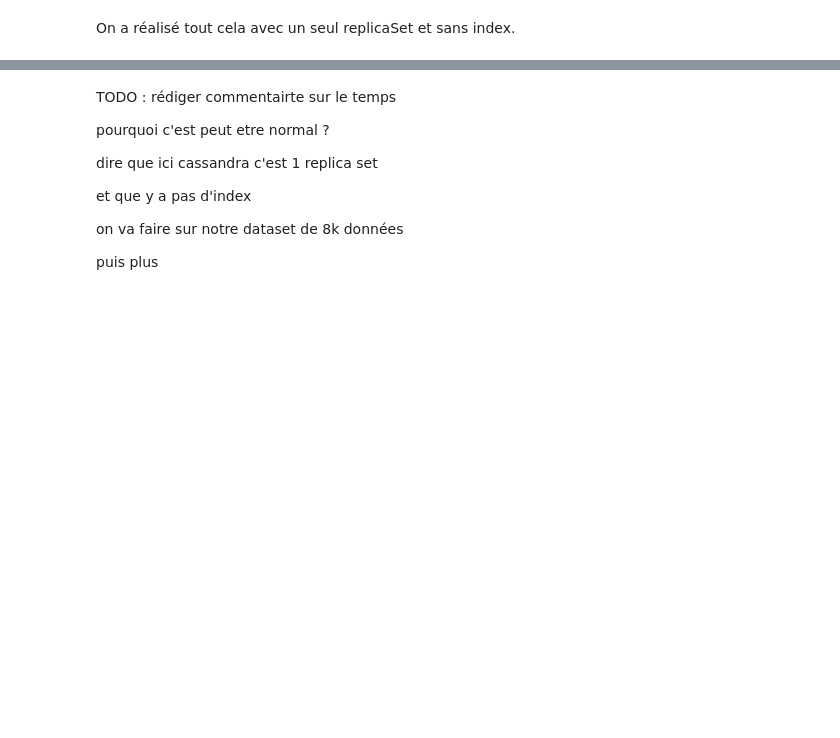
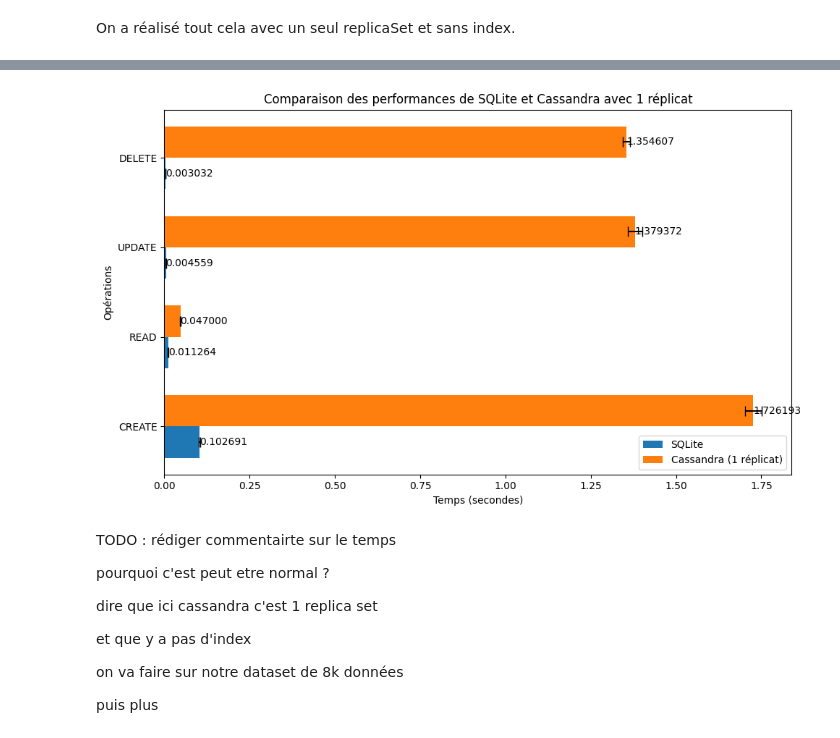
Before and after one commit to charlottekruzic/database-performance-comparison, a Jupyter notebook: notebook-10.ipynb, the cells around one changed output, grey strips where cells are left out. Cells and saved outputs as stored; diff of their text form; code cells hidden in the pictures; blank space fills up the shorter version.

```diff
--- a/notebook-10.ipynb
+++ b/notebook-10.ipynb
@@ -409,20 +440,24 @@ Delete Time: 0.000009 seconds
 # %% [markdown]
 TODO rédaction : on le fait sur plus de données
 # %%
-# --- CREATE MASSIVE ---
-create_sqlite_massive = sqlite_insert(df_initial)
+# --- CREATE ---
+create_sqlite_massive_mean, create_sqlite_massive_std = benchmark_operation(sqlite_insert, df_initial)
+print(f"CREATE: Mean Time = {create_sqlite_massive_mean:.6f}s, Std Time = {create_sqlite_massive_std:.6f}s")
 
 # Vérifier le nombre de lignes insérées
 cursor.execute('SELECT COUNT(*) FROM shows')
 row = cursor.fetchone()
 print(f"Total rows in 'shows' table: {row[0]}")
 
-# --- READ MASSIVE ---
-read_sqlite_massive = sqlite_read()
+# --- READ ---
+read_sqlite_massive_mean, read_sqlite_massive_std = benchmark_operation(sqlite_read, df_initial)
+print(f"READ: Mean Time = {read_sqlite_massive_mean:.6f}s, Std Time = {read_sqlite_massive_std:.6f}s")
 
-# --- UPDATE MASSIVE ---
-update_sqlite_massive = sqlite_update()
+# --- UPDATE ---
+update_sqlite_massive_mean, update_sqlite_massive_std = benchmark_operation(sqlite_update, df_initial)
+print(f"UPDATE: Mean Time = {update_sqlite_massive_mean:.6f}s, Std Time = {update_sqlite_massive_std:.6f}s")
 
-# --- DELETE MASSIVE ---
-delete_sqlite_massive = sqlite_delete()
+# --- DELETE ---
+delete_sqlite_massive_mean, delete_sqlite_massive_std = benchmark_operation(sqlite_delete, df_initial)
+print(f"DELETE: Mean Time = {delete_sqlite_massive_mean:.6f}s, Std Time = {delete_sqlite_massive_std:.6f}s")
 # %% [output]
@@ -616,3 +766,70 @@ affiche_times(sqlite_times_massive, 'SQLite', cassandra_times_massive, 'Cassandr
+# %%
+import matplotlib.pyplot as plt
+import numpy as np
+
+# Valeurs de temps pour SQLite
+sqlite_times = {
+    'CREATE': (create_sqlite_massive_mean, create_sqlite_massive_std),
+    'READ': (read_sqlite_massive_mean, read_sqlite_massive_std),
+    'UPDATE': (update_sqlite_massive_mean, update_sqlite_massive_std),
+    'DELETE': (delete_sqlite_massive_mean, delete_sqlite_massive_std)
+}
+
+# Valeurs de temps pour Cassandra avec 1 réplicat
+cassandra_times = {
+    'CREATE': (create_cassandra_massive_mean, create_cassandra_massive_std),
+    'READ': (read_cassandra_massive_mean, read_cassandra_massive_std),
+    'UPDATE': (update_cassandra_massive_mean, update_cassandra_massive_std),
+    'DELETE': (delete_cassandra_massive_mean, delete_cassandra_massive_std)
+}
+
+# Extraire les opérations
+operations = ['CREATE', 'READ', 'UPDATE', 'DELETE']
+
+# Extraire les temps moyens et écarts-types pour chaque système
+sqlite_means = [sqlite_times[op][0] for op in operations]
+sqlite_stds = [sqlite_times[op][1] for op in operations]
+
+cassandra_means = [cassandra_times[op][0] for op in operations]
+cassandra_stds = [cassandra_times[op][1] for op in operations]
+
+# Position des barres sur l'axe y
+y = np.arange(len(operations))
+
+# Largeur des barres
+height = 0.35
+
+# Créer un graphique horizontal
+fig, ax = plt.subplots(figsize=(10, 6))
+
+# Tracer les barres pour SQLite
+bars1 = ax.barh(y - height / 2, sqlite_means, height, xerr=sqlite_stds, label='SQLite', capsize=5)
+
+# Tracer les barres pour Cassandra
+bars2 = ax.barh(y + height / 2, cassandra_means, height, xerr=cassandra_stds, label='Cassandra (1 réplicat)', capsize=5)
+
+# Ajouter des labels et des titres
+ax.set_xlabel('Temps (secondes)')
+ax.set_ylabel('Opérations')
+ax.set_title('Comparaison des performances de SQLite et Cassandra avec 1 réplicat')
+ax.set_yticks(y)
+ax.set_yticklabels(operations)
+ax.legend()
+
+# Afficher les valeurs sur les barres
+def add_values(bars):
+    for bar in bars:
+        xval = bar.get_width()
+        ax.text(xval, bar.get_y() + bar.get_height() / 2, f'{xval:.6f}', va='center', ha='left')
+
+add_values(bars1)
+add_values(bars2)
+
+# Afficher le graphique
+plt.tight_layout()
+plt.show()
+# %% [output]
+[figure, added]
 # %% [markdown]
 TODO : rédiger commentairte sur le temps
 
```
Also changed, not shown: parts of 56 cells of this notebook.
